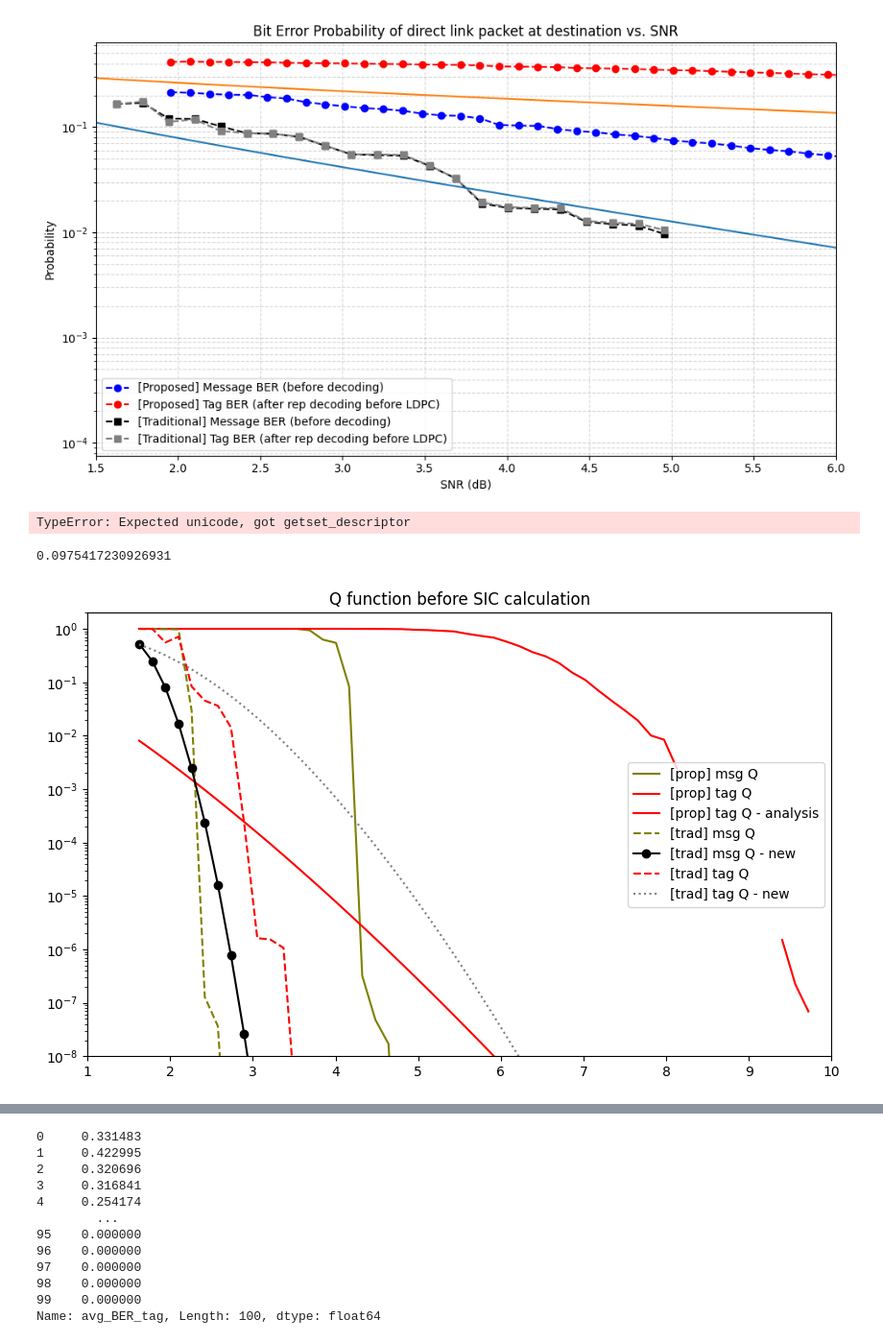
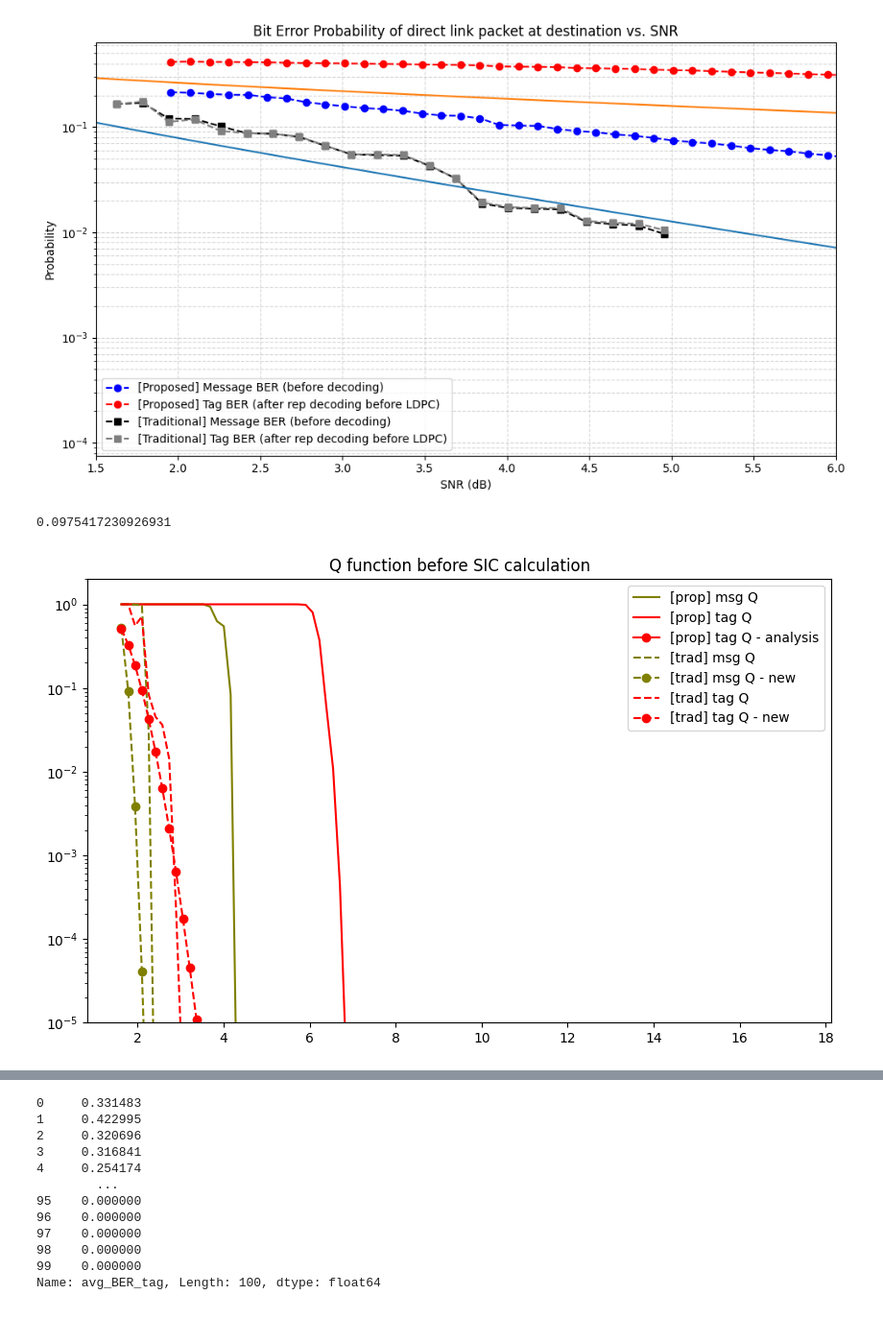
Before and after one commit to mkashani-phd/Secure_Wireless_Relay, a Jupyter notebook: Experiments/3_node_test/SC/analyzeJoint.ipynb, the cells around one changed output, grey strips where cells are left out. Shown at 96% size. Cells and saved outputs as stored; diff of their text form; code cells hidden in the pictures.

```diff
--- a/Experiments/3_node_test/SC/analyzeJoint.ipynb
+++ b/Experiments/3_node_test/SC/analyzeJoint.ipynb
@@ -173,10 +173,6 @@ plt.xlim([1.5,6])
 plt.show()
 # %% [output]
 [figure]
-# %%
-binned_results_trad['SNR_bin'].apply(lambda x: type(x))
-# %% [output]
-TypeError: Expected unicode, got getset_descriptor
 # %%
 from scipy.special import erfc
 
@@ -227,7 +223,7 @@ binned_results_SC = bin_and_aggregate(df_SC, n_bins=n_bins)
 
 
 
-
+SNR = np.linspace(1.5,10, len(binned_results_SC))
 
 
 avg_BLER_msg_Q = binned_results_trad['avg_BER_msg'].apply(lambda x:error_rate(total - np.round(tag_size/trad_R), trad_R, x))
@@ -236,38 +232,39 @@ avg_BLER_msg_Q_new = error_rate(total - np.round(tag_size/trad_R), trad_R, qfunc
 
 
 
 avg_BLER_tag_Q = binned_results_trad['avg_BER_tag'].apply(lambda x:error_rate(np.round(tag_size/trad_R), trad_R, x))
 avg_BLER_tag_Q_new = error_rate(np.round(tag_size/trad_R), trad_R, qfunc(np.sqrt(SNR)))
 
 # avg_tag_BLER = binned_results_trad['tag_fail_prob']
 
 avg_BLER_msg_Q_SC = binned_results_SC['avg_BER_msg'].apply(lambda x:error_rate(total, msg_size/total, x))
 # avg_msg_BLER = binned_results_trad['msg_fail_prob']
 
 
-avg_BLER_tag_Q_SC = binned_results_SC['avg_BER_tag'].apply(lambda x:error_rate(total*tag_R, tag_LDPC, x))
-avg_BLER_tag_Q_SC_new = error_rate(total*tag_R, tag_LDPC, binomial_tail(tag_rep, qfunc(np.sqrt(.2*SNR))))
+avg_BLER_tag_Q_SC = binned_results_SC['avg_BER_tag'].apply(lambda x:error_rate(tag_size/tag_R, tag_LDPC, x))
+avg_BLER_tag_Q_SC_new = error_rate(tag_size/tag_R, tag_LDPC, binomial_tail(tag_rep, qfunc(np.sqrt(.2*SNR))))
 
 
 plt.figure(figsize=(10, 6), dpi = 100)
 
 # plot_ber_and_error_prob(binned_results, title = "Proposed")
 # plot_ber_and_error_prob(binned_results2, title = "Traditional")
 
 plt.semilogy(binned_results_trad['bin_center'],avg_BLER_msg_Q_SC, label = "[prop] msg Q",  color='olive')
 plt.semilogy(binned_results_trad['bin_center'],avg_BLER_tag_Q_SC, label = "[prop] tag Q" , color='red')
-plt.semilogy(binned_results_trad['bin_center'],avg_BLER_tag_Q_SC_new, label = "[prop] tag Q - analysis" ,linestyle='-', color='red')
+
+plt.semilogy(binned_results_trad['bin_center'],avg_BLER_tag_Q_SC_new, label = "[prop] tag Q - analysis" ,linestyle='-', color='red', marker='o')
 plt.semilogy(binned_results_trad['bin_center'],avg_BLER_msg_Q, label = "[trad] msg Q" ,  color='olive', linestyle='--')
-plt.semilogy(binned_results_trad['bin_center'],avg_BLER_msg_Q_new, label = "[trad] msg Q - new" ,  color='olive', marker='o')
+plt.semilogy(binned_results_trad['bin_center'],avg_BLER_msg_Q_new, label = "[trad] msg Q - new" ,  color='olive', marker='o', linestyle='--')
 
 plt.semilogy(binned_results_trad['bin_center'],avg_BLER_tag_Q, label = "[trad] tag Q",  linestyle='--',color='red')
-plt.semilogy(binned_results_trad['bin_center'],avg_BLER_tag_Q_new, label = "[trad] tag Q - new",  marker='o',color='red')
+plt.semilogy(binned_results_trad['bin_center'],avg_BLER_tag_Q_new, label = "[trad] tag Q - new",  marker='o',color='red', linestyle='--')
 
 plt.title("Q function before SIC calculation")
 
-plt.xlim([1,10])
-plt.ylim([1e-8,2])
+# plt.xlim([1,10])
+plt.ylim([1e-5,2])
 plt.legend()
 plt.show()
 # %% [output]
-[figure, old version]
+[figure, new version]
```
Also changed, not shown: parts of 3 cells of this notebook.
